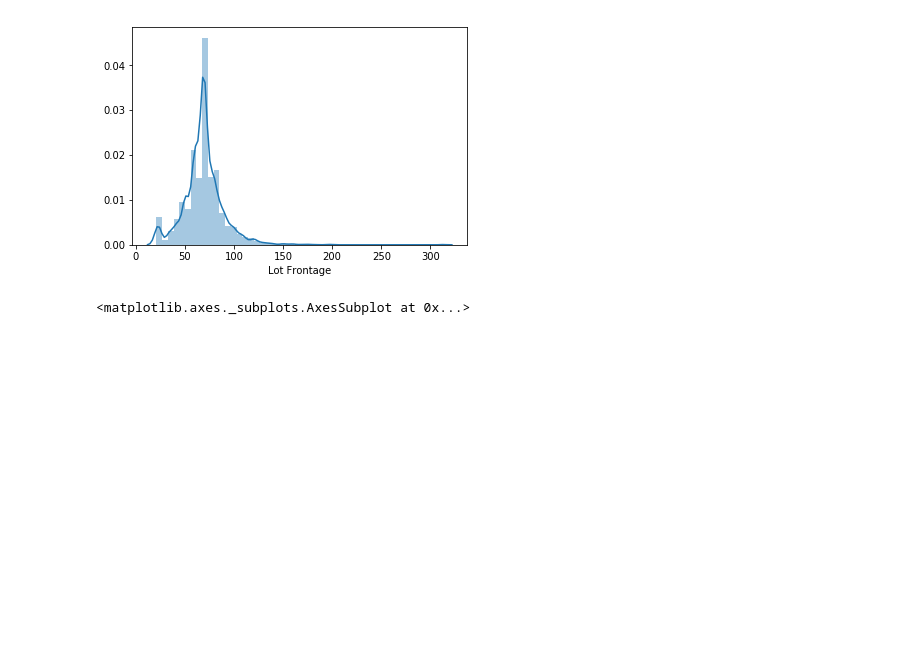
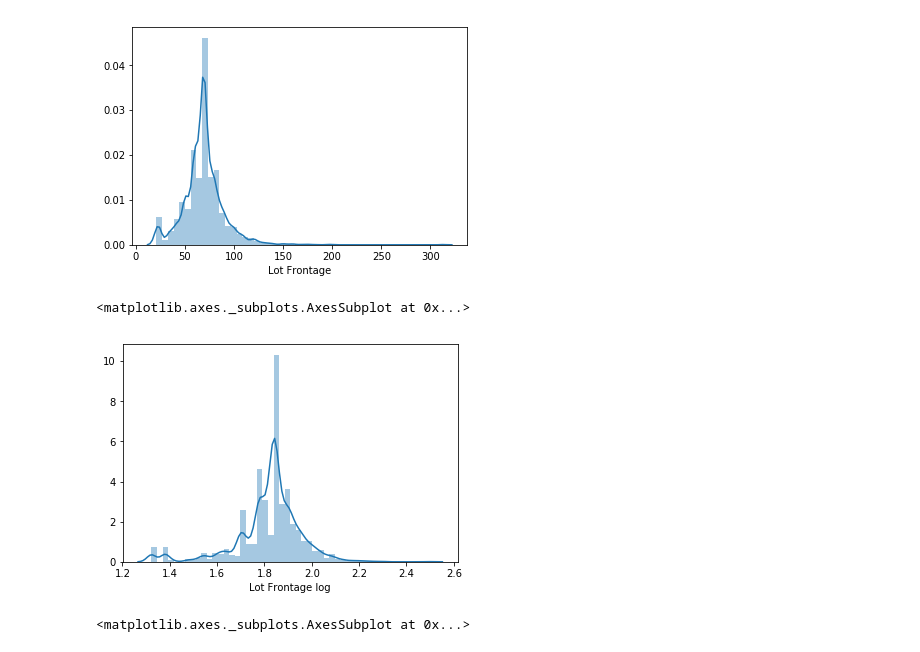
Before and after one commit to daviddapaz/Python, a Jupyter notebook: house-prices-solution.ipynb, the cells around one changed output. Drawn from its saved outputs; the diff is of its cells as text; code cells hidden in the pictures; blank space fills up the shorter version.

```diff
--- a/house-prices-solution.ipynb
+++ b/house-prices-solution.ipynb
@@ -222,3 +226,8 @@ sns.distplot(data_df['Lot Frontage'])
+# %%
+sns.distplot(data_df['Lot Frontage log'])
+# %% [output]
+<matplotlib.axes._subplots.AxesSubplot at 0x...>
+[figure, added]
 # %%
 sns.distplot(data_df['Lot Area'])
 # %% [output]
```
Also changed, not shown: parts of 82 cells of this notebook.
